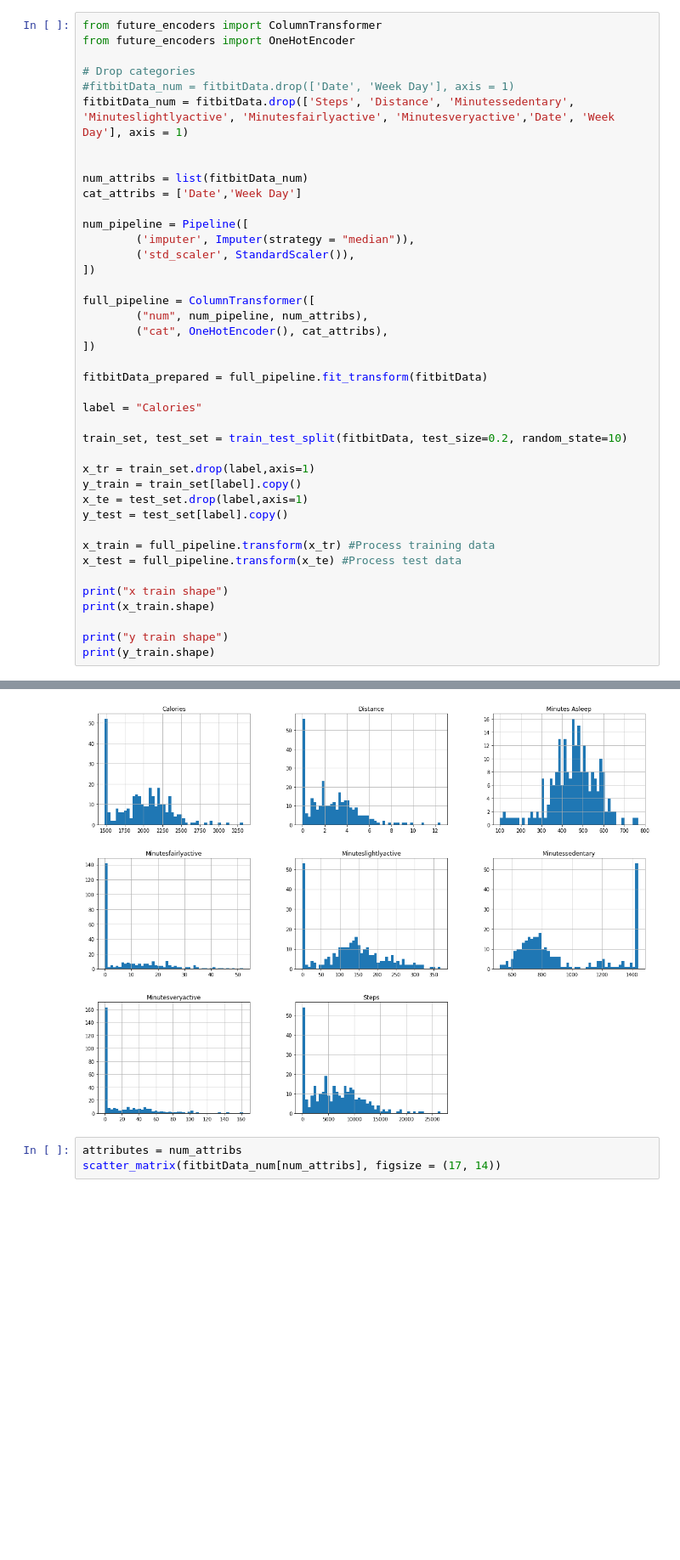
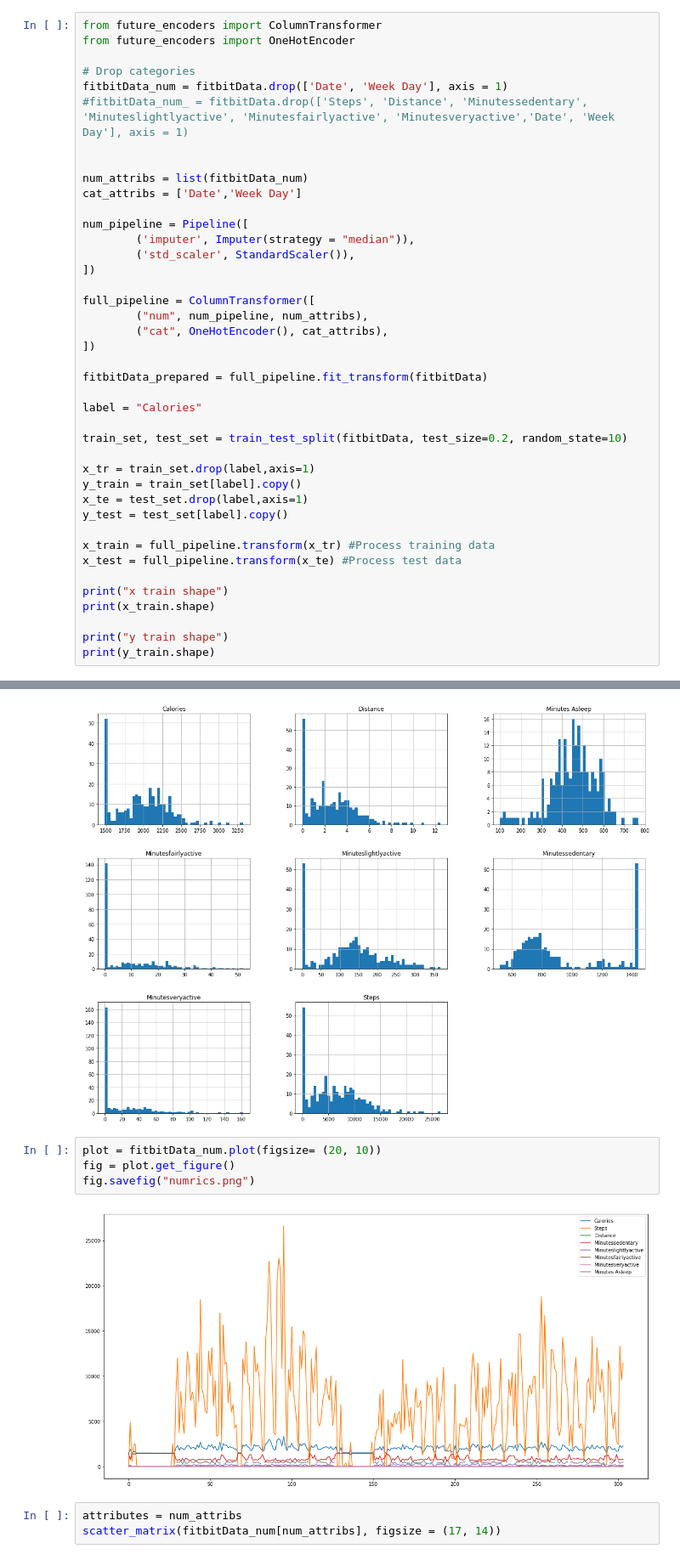
Before and after one commit to CCrisanti/healthhacks2018, a Jupyter notebook: Fitbit_ML_Updated.ipynb, the cells around one changed output, grey strips where cells are left out. Shown at 85% size. Drawn from its saved outputs; the diff is of its cells as text; blank space fills up the shorter version.

Commit message:
Add figure

```diff
--- a/Fitbit_ML_Updated.ipynb
+++ b/Fitbit_ML_Updated.ipynb
@@ -62,8 +62,8 @@ from future_encoders import ColumnTransformer
 from future_encoders import OneHotEncoder
 
 # Drop categories
-#fitbitData_num = fitbitData.drop(['Date', 'Week Day'], axis = 1)
-fitbitData_num = fitbitData.drop(['Steps', 'Distance', 'Minutessedentary', 'Minuteslightlyactive', 'Minutesfairlyactive', 'Minutesveryactive','Date', 'Week Day'], axis = 1)
+fitbitData_num = fitbitData.drop(['Date', 'Week Day'], axis = 1)
+#fitbitData_num_ = fitbitData.drop(['Steps', 'Distance', 'Minutessedentary', 'Minuteslightlyactive', 'Minutesfairlyactive', 'Minutesveryactive','Date', 'Week Day'], axis = 1)
 
 
 num_attribs = list(fitbitData_num)
@@ -122,6 +122,12 @@ fitbitData_num.hist(bins = 50, figsize = (20, 15))
 plt.show()
 # %% [output]
 [figure]
+# %%
+plot = fitbitData_num.plot(figsize= (20, 10))
+fig = plot.get_figure()
+fig.savefig("numrics.png")
+# %% [output]
+[figure, added]
 # %%
 attributes = num_attribs
 scatter_matrix(fitbitData_num[num_attribs], figsize = (17, 14))
```
Also changed, not shown: parts of 1 cell of this notebook, 1 other file.
